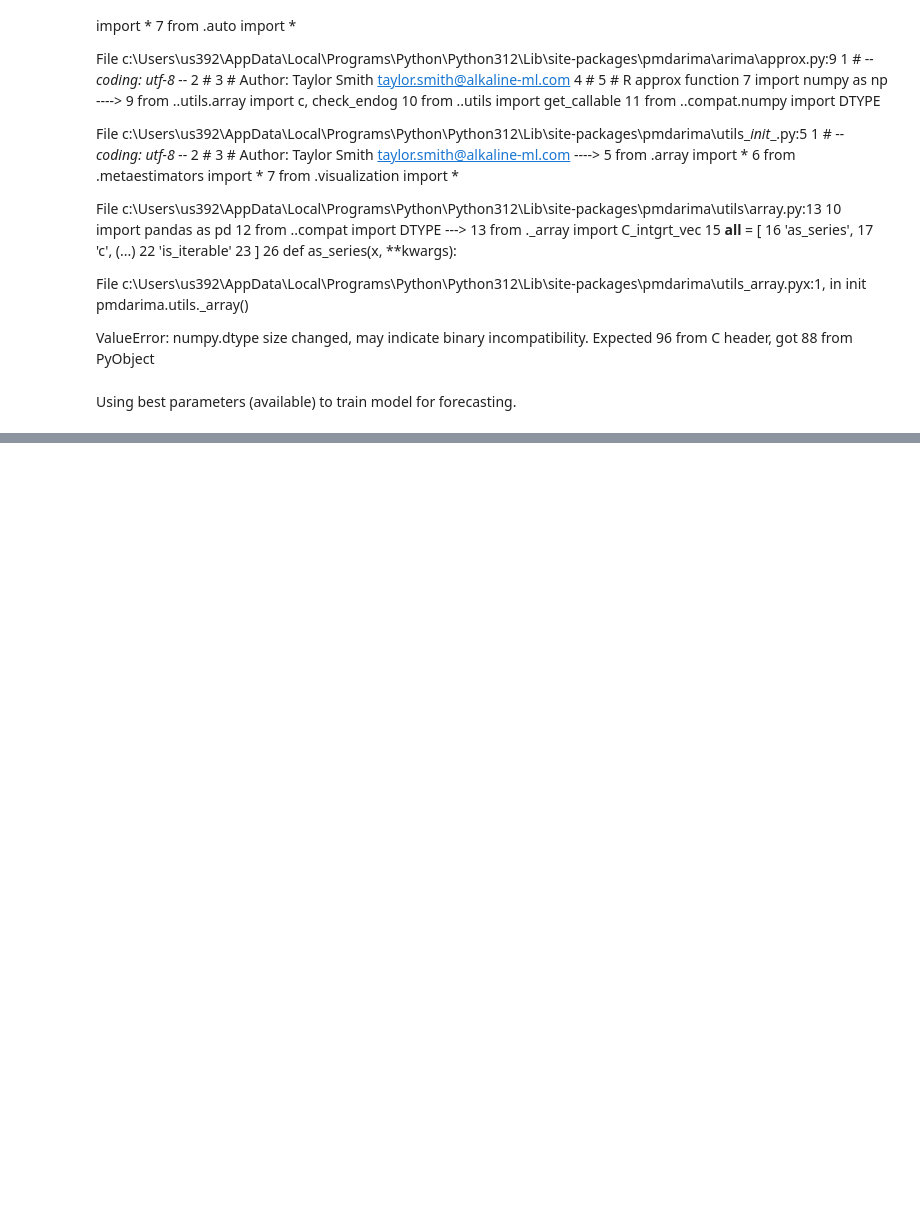
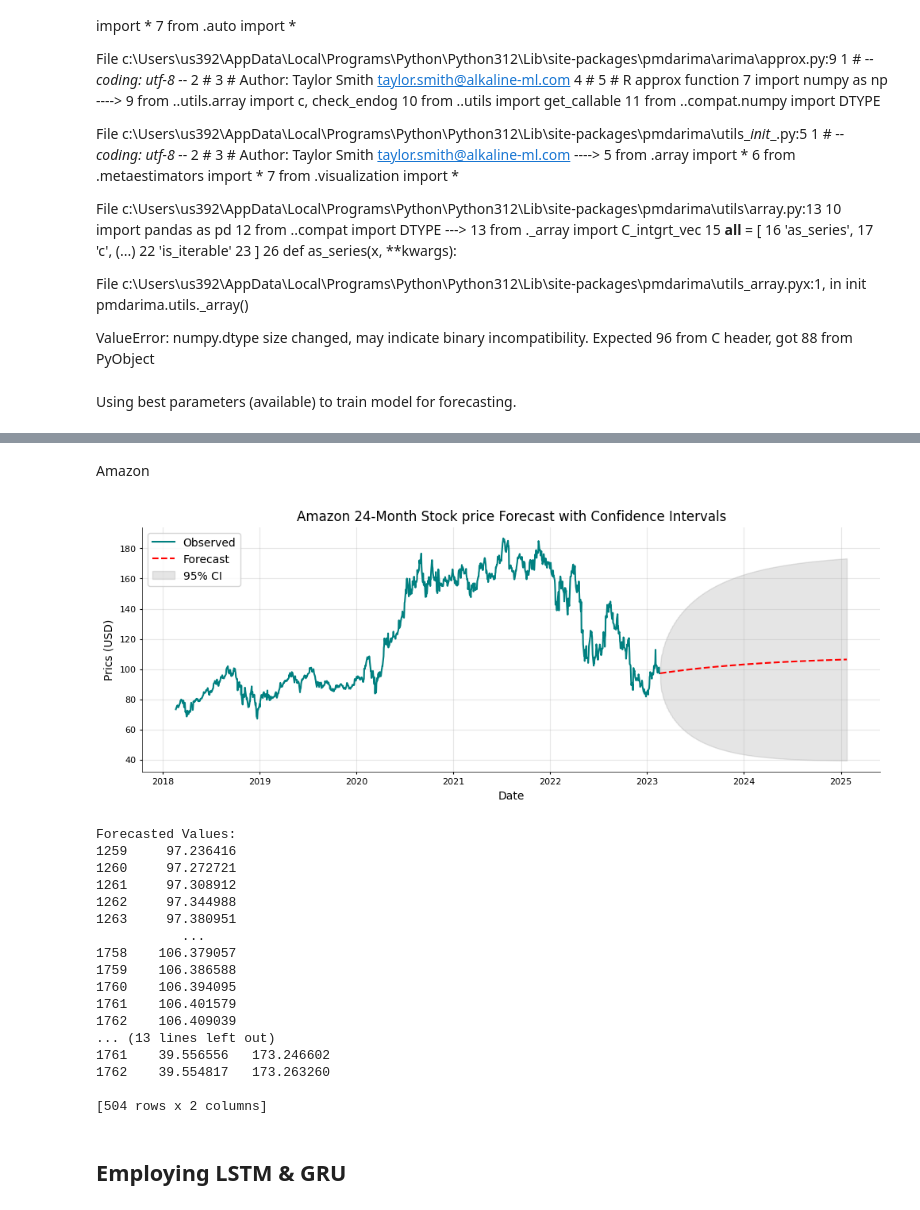
Before and after one commit to MShoaibManzoor/Time-Series-Modelling-Case-Study, a Jupyter notebook: main.ipynb, the cells around one changed output, grey strips where cells are left out. Saved outputs shown, nothing was run; the diff lists cells and outputs as text; code cells hidden in the pictures; blank space fills up the shorter version.

```diff
--- a/main.ipynb
+++ b/main.ipynb
@@ -419,0 +513,62 @@ Warnings:
+# %% [markdown]
+Amazon
+# %%
+AmazonSeries = Amazon['Close']
+
+# 24 months = 8 Quarters.
+ForecastLength = 504
+
+Forecast = ArimaFitAMZN.get_forecast(steps=ForecastLength)
+ForecastMean = Forecast.predicted_mean
+ConfidenceInterval = Forecast.conf_int()
+
+# Extending indices to generate forecast.
+ForecastIndex = pd.date_range(
+    start=AmazonSeries.index[-1] + pd.Timedelta(days=1),
+    periods=ForecastLength,
+    freq='B'
+)
+
+
+plt.figure(figsize=(12, 4))
+plt.plot(AmazonSeries, label='Observed', color='Teal')
+plt.plot(ForecastIndex, ForecastMean,
+         label='Forecast', color='red', linestyle='--')
+
+plt.fill_between(ForecastIndex,
+                 ConfidenceInterval.iloc[:, 0],
+                 ConfidenceInterval.iloc[:, 1],
+                 color='grey', alpha=0.2, label='95% CI')
+
+plt.title('Amazon 24-Month Stock price Forecast with Confidence Intervals')
+plt.xlabel('Date')
+plt.ylabel('Prics (USD)')
+plt.legend()
+plt.grid(True)
+plt.show()
+
+print('Forecasted Values: ')
+print(ForecastMean)
+print('\nConfidence Intervals: ')
+print(ConfidenceInterval)
+# %% [output]
+[figure, added]
+Forecasted Values:
+1259     97.236416
+1260     97.272721
+1261     97.308912
+1262     97.344988
+1263     97.380951
+           ...
+1758    106.379057
+1759    106.386588
+1760    106.394095
+1761    106.401579
+1762    106.409039
+... (13 lines left out)
+1761    39.556556   173.246602
+1762    39.554817   173.263260
+
+[504 rows x 2 columns]
+# %% [markdown]
+## Employing LSTM & GRU
```
Also changed, not shown: parts of 17 cells of this notebook, 12 other files.
